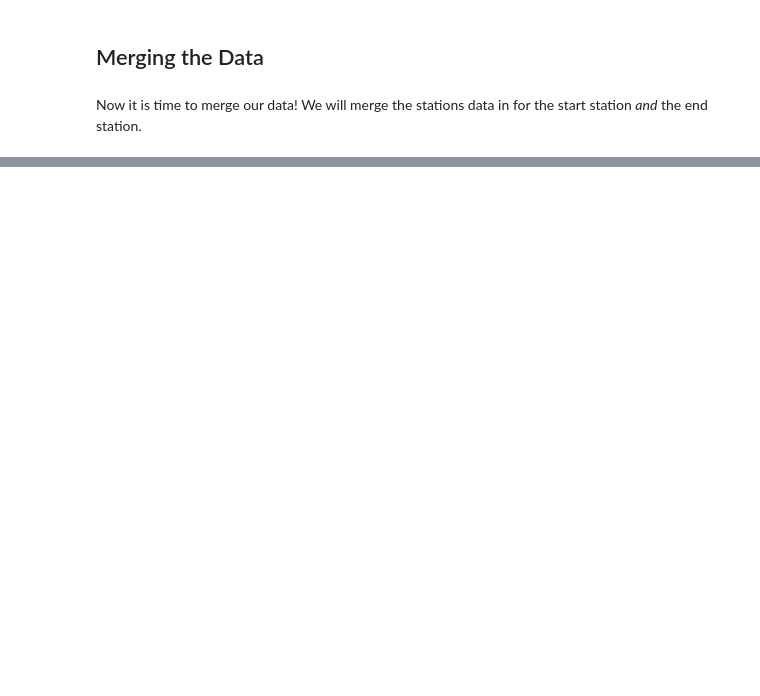
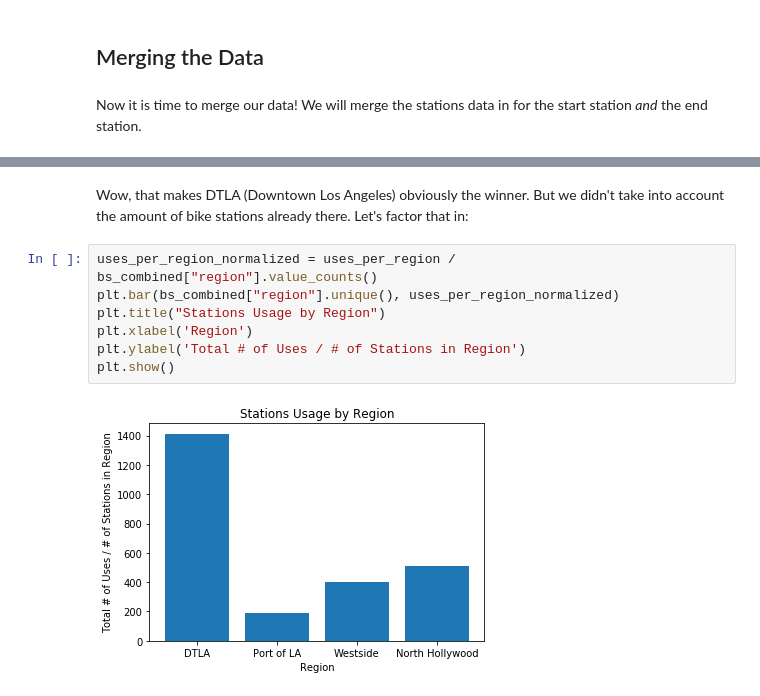
Before and after one commit to justinro-underscore/EECS731Projects, a Jupyter notebook: project1/Los Angeles Bike Share.ipynb, the cells around one changed output, grey strips where cells are left out. Drawn from its saved outputs; the diff is of its cells as text; blank space fills up the shorter version.

```diff
--- a/project1/Los Angeles Bike Share.ipynb
+++ b/project1/Los Angeles Bike Share.ipynb
@@ -408,0 +425,11 @@ Time for the fun part! Let's analyze some data
+# %% [markdown]
+Wow, that makes DTLA (Downtown Los Angeles) obviously the winner. But we didn't take into account the amount of bike stations already there. Let's factor that in:
+# %%
+uses_per_region_normalized = uses_per_region / bs_combined["region"].value_counts()
+plt.bar(bs_combined["region"].unique(), uses_per_region_normalized)
+plt.title("Stations Usage by Region")
+plt.xlabel('Region')
+plt.ylabel('Total # of Uses / # of Stations in Region')
+plt.show()
+# %% [output]
+[figure, added]
```
Also changed, not shown: parts of 41 cells of this notebook.
